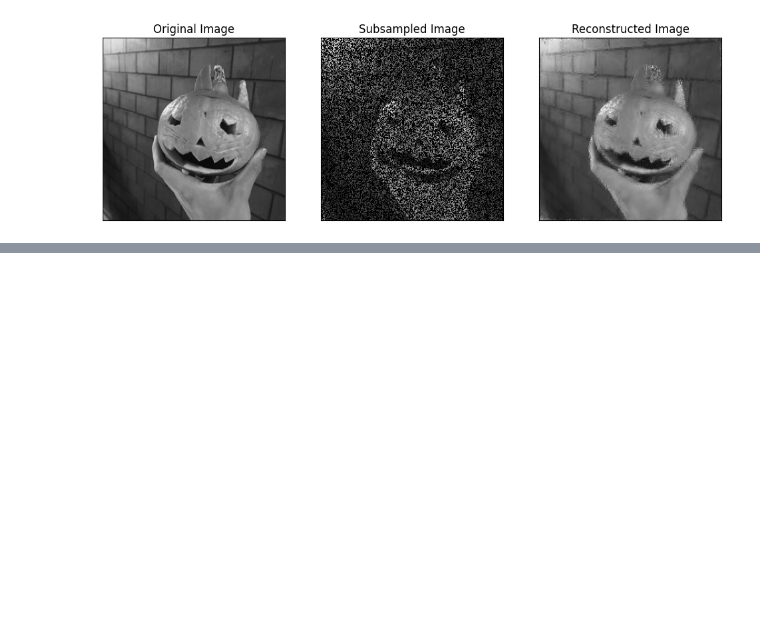
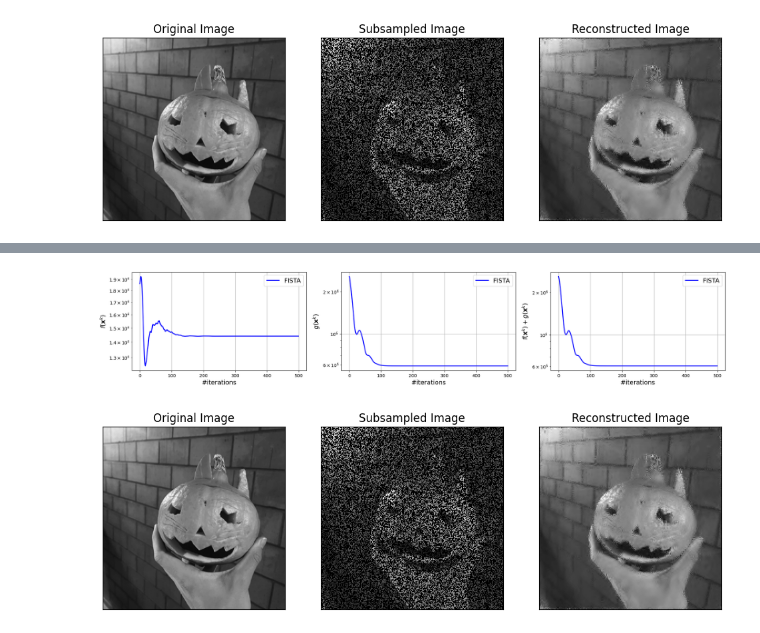
Before and after one commit to CarlOwOs/ee556-hw1, a Jupyter notebook: Part 4 - Proximal methods.ipynb, the cells around one changed output, grey strips where cells are left out. Cells and saved outputs as stored; diff of their text form; code cells hidden in the pictures; blank space fills up the shorter version.

```diff
--- a/Part 4 - Proximal methods.ipynb
+++ b/Part 4 - Proximal methods.ipynb
@@ -368,0 +406,19 @@ np.float64(0.0001)
+# %%
+l = best_lambda
+def FISTA_initialize(composite_function, x_zero):
+    f, g = composite_function
+    c_f = f.lips_grad/f.strng_cvx
+    lr = (np.sqrt(c_f) - 1)/(np.sqrt(c_f) + 1)
+    alpha = 1/f.lips_grad
+    return FISTA_state(x_k=x_zero, y_k=x_zero, alpha=alpha, lr = lr, lambda_=l)
+
+FISTA = OptAlgorithm(name="FISTA", init_state= FISTA_initialize, state_update=FISTA_update)
+
+output = solve_composite(FISTA, composite_objective, l, 500)
+
+flat_image_out = W_T(output)
+image_out = flat_image_out.reshape(image.shape)
+show(true = image, subsampled=subsampled, estimated=image_out)
+# %% [output]
+[figure, added]
+[figure, added]
```
Also changed, not shown: parts of 4 cells of this notebook, 1 other file.
